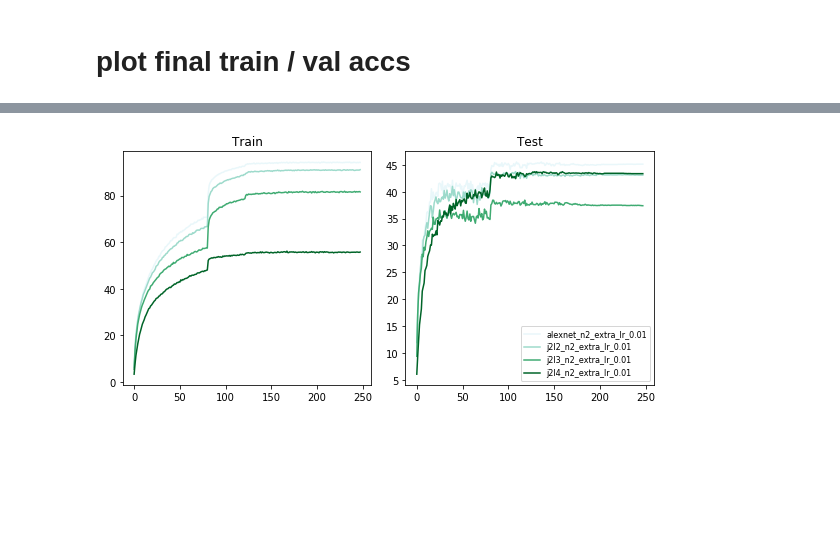
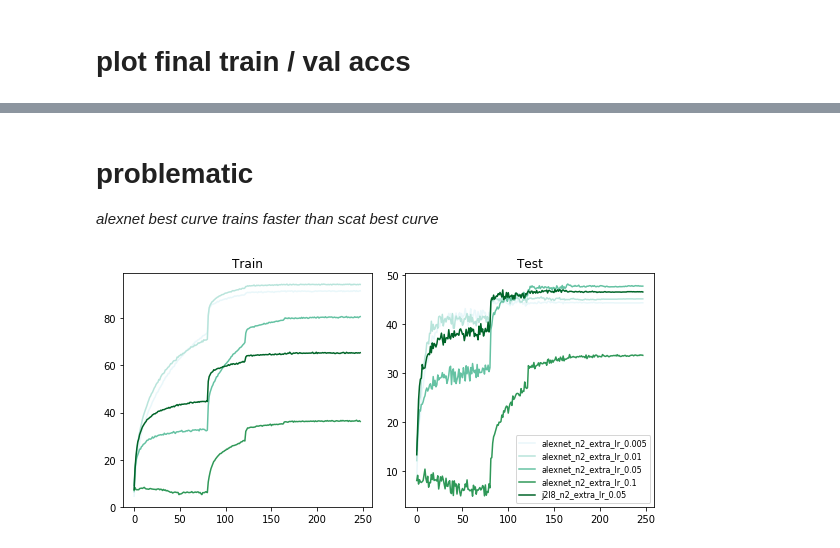
Before and after one commit to csinva/scattering-transform-experiments, a Jupyter notebook: visualize/summarize_logs.ipynb, the cells around one changed output, grey strips where cells are left out. Saved outputs shown, nothing was run; the diff lists cells and outputs as text; code cells hidden in the pictures; blank space fills up the shorter version.

```diff
--- a/visualize/summarize_logs.ipynb
+++ b/visualize/summarize_logs.ipynb
@@ -125,9 +61,0 @@ plt.show()
-# %%
-'''
-# display filters
-for i, key in enumerate(keys[:-1]):
-    plt.subplot(3, 2, 3 + i)
-    plt.title(key)
-    plt.imshow(dicts[i]['filters'])
-    plt.axis('off')
-'''
@@ -165,22 +61,0 @@ plt.show()
-# %%
-print('learning rate goes down by factor of 10 each jump at 81, 122, 164, 206')
-# filter keys by n2
-print(results.keys())
-plot_train_val_curves([key for key in keys if 'alexnet' in key], results)
-plt.savefig(oj(out_dir, 'accs_n2.pdf'), dpi=600)
-plt.show()
-
-# filter keys by n2
-plot_train_val_curves([key for key in keys if 'j2l2' in key], results)
-plt.savefig(oj(out_dir, 'accs_n2.pdf'), dpi=600)
-plt.show()
-
-# filter keys by n2
-plot_train_val_curves([key for key in keys if 'j2l3' in key], results)
-plt.savefig(oj(out_dir, 'accs_n2.pdf'), dpi=600)
-plt.show()
-
-# filter keys by n2
-plot_train_val_curves([key for key in keys if 'j2l4' in key], results)
-plt.savefig(oj(out_dir, 'accs_n2.pdf'), dpi=600)
-plt.show()
@@ -193,0 +66,3 @@ dict_keys(['j2l4_n2_extra_lr_0.005', 'j2l3_n2_extra_lr_0.05', 'alexnet_n2_extra_
+# %%
+for model in ['alexnet', 'j2l2', 'j2l3', 'j2l4', 'j2l8']:
+    ll.plot_train_val_curves([key for key in keys if model in key], results)
@@ -194,6 +75,10 @@ dict_keys(['j2l4_n2_extra_lr_0.005', 'j2l3_n2_extra_lr_0.05', 'alexnet_n2_extra_
+# %% [markdown]
+# problematic
+*alexnet best curve trains faster than scat best curve*
 # %%
-plot_train_val_curves([key for key in keys if 'lr_0.01' in key], results, color='continuous')
+# plot_train_val_curves([key for key in keys if 'lr_0.01' in key], results, color='continuous')
+plot_train_val_curves([key for key in keys if 'alexnet' in key or 'j2l8' in key], results, color='continuous')
 plt.savefig(oj(out_dir, 'accs_n2.pdf'), dpi=600)
 plt.show()
 # %% [output]
-[figure, old version]
+[figure, new version]
```
Also changed, not shown: parts of 13 cells of this notebook, 21 other files.
